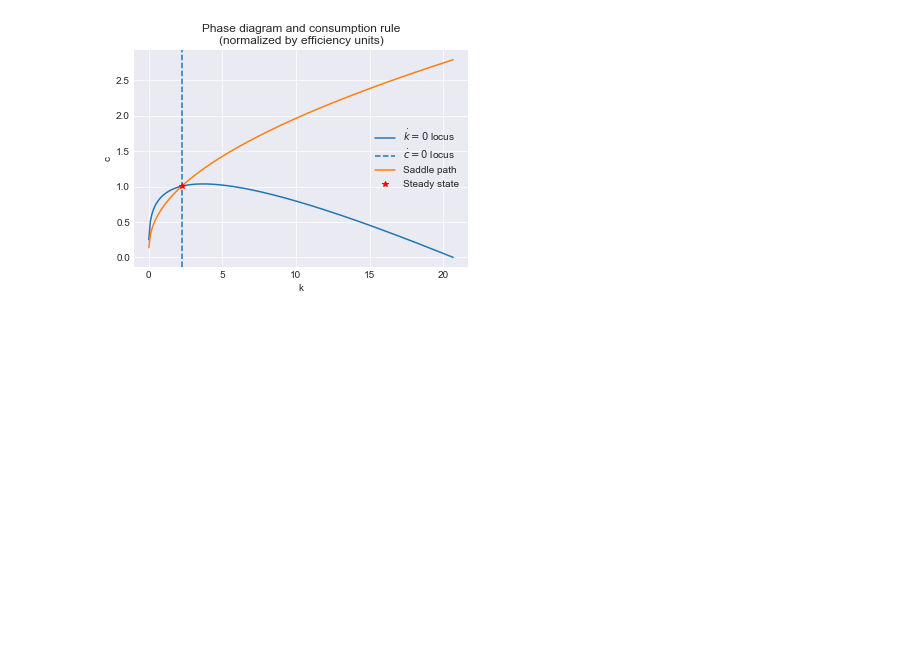
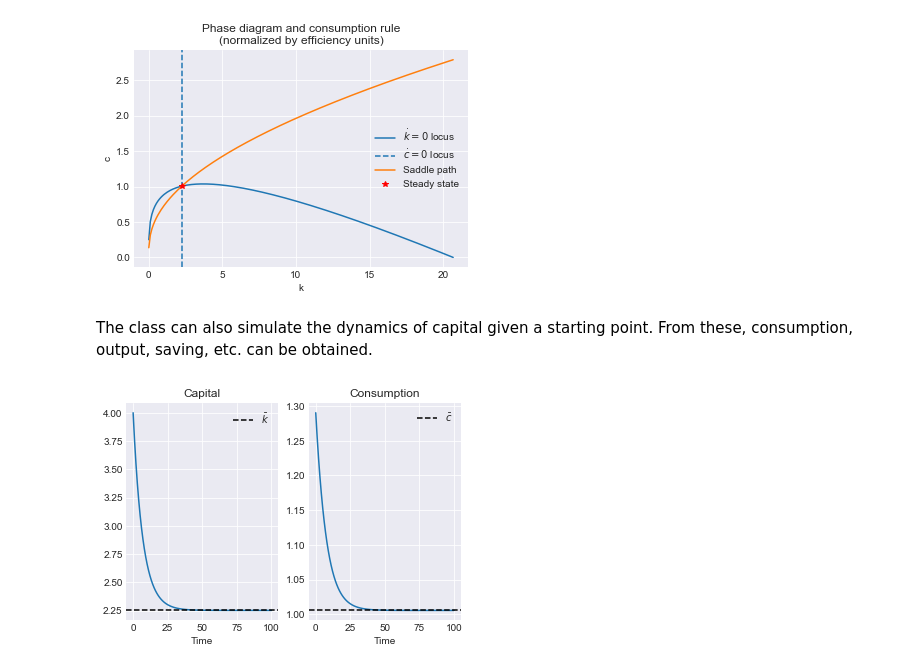
Before and after one commit to Mv77/Ramsey_growth, a Jupyter notebook: Ramsey.ipynb, the cells around one changed output. Drawn from its saved outputs; the diff is of its cells as text; code cells hidden in the pictures; blank space fills up the shorter version.

Commit message:
Fixed buggs in solve function and added transition dynamics functionality.

```diff
--- a/Ramsey.ipynb
+++ b/Ramsey.ipynb
@@ -39,6 +40,7 @@ class RCKmod:
         self.xi = xi
         self.delta = delta
         self.phi = phi
+        self.cFunc = None
 
         # Maximum capital
         self.kmax = (1/(self.phi + self.xi + self.delta))**(1/(1-self.alpha))
@@ -47,6 +49,8 @@ class RCKmod:
         self.kss = (alpha/(theta + xi + delta + rho*phi))**(1/(1-alpha))
         # Steady state consumption
         self.css = self.kss**alpha - (xi + delta + phi)*self.kss
+
+        self.solve()
 
     # Dynamic equation without time
     def dcdk(self,y,t):
@@ -68,11 +72,23 @@ class RCKmod:
         k = np.concatenate((k_below,k_above)).flatten()
 
         # Solve for c
-        c_below = odeint(model.dcdk, self.css - eps, k_below)
-        c_above = odeint(model.dcdk, self.css + eps, k_above)
+        c_below = odeint(self.dcdk, self.css - eps, k_below)
+        c_above = odeint(self.dcdk, self.css + eps, k_above)
         c = np.concatenate((c_below,c_above)).flatten()
 
         self.cFunc = interpolate.interp1d(k,c)
+
+    # Differential equation for k, given optimal c desitions
+    def dkdt_opt(self,k,t):
+
+        dk = k**self.alpha - self.cFunc(k) - (self.phi + self.xi + self.delta)*k
+
+        return(dk)
+
+    # Simulates optimal capital dynamics from a given starting point
+    def k_dynamics(self,k0,t):
+        k = odeint(self.dkdt_opt, k0, t)
+        return(k)
 
     # Returns the consumption value that leaves a given ammount of
     # effective capital unchanged.
@@ -116,3 +132,31 @@ model.solve()
 model.phase_diagram()
 # %% [output]
 [figure]
+# %% [markdown]
+The class can also simulate the dynamics of capital given a starting point. From these, consumption, output, saving, etc. can be obtained.
+# %%
+# Create grid of time points
+t = np.linspace(0,100,100)
+# Find capital dynamics at the desired time points and with
+# a given starting capital
+k0 = 4
+k = model.k_dynamics(k0,t)
+
+# Plot
+fig, (ax1, ax2) = plt.subplots(1, 2)
+# Capital
+ax1.plot(t,k)
+ax1.axhline(y = model.kss,linestyle = '--',color = 'k', label = '$\\bar{k}$')
+ax1.set_title('Capital')
+ax1.set_xlabel('Time')
+ax1.legend()
+# Consumption
+ax2.plot(t,model.cFunc(k))
+ax2.axhline(y = model.css,linestyle = '--',color = 'k', label = '$\\bar{c}$')
+ax2.set_title('Consumption')
+ax2.set_xlabel('Time')
+ax2.legend()
+
+plt.show()
+# %% [output]
+[figure, added]
```
Also changed, not shown: parts of 1 cell of this notebook.
